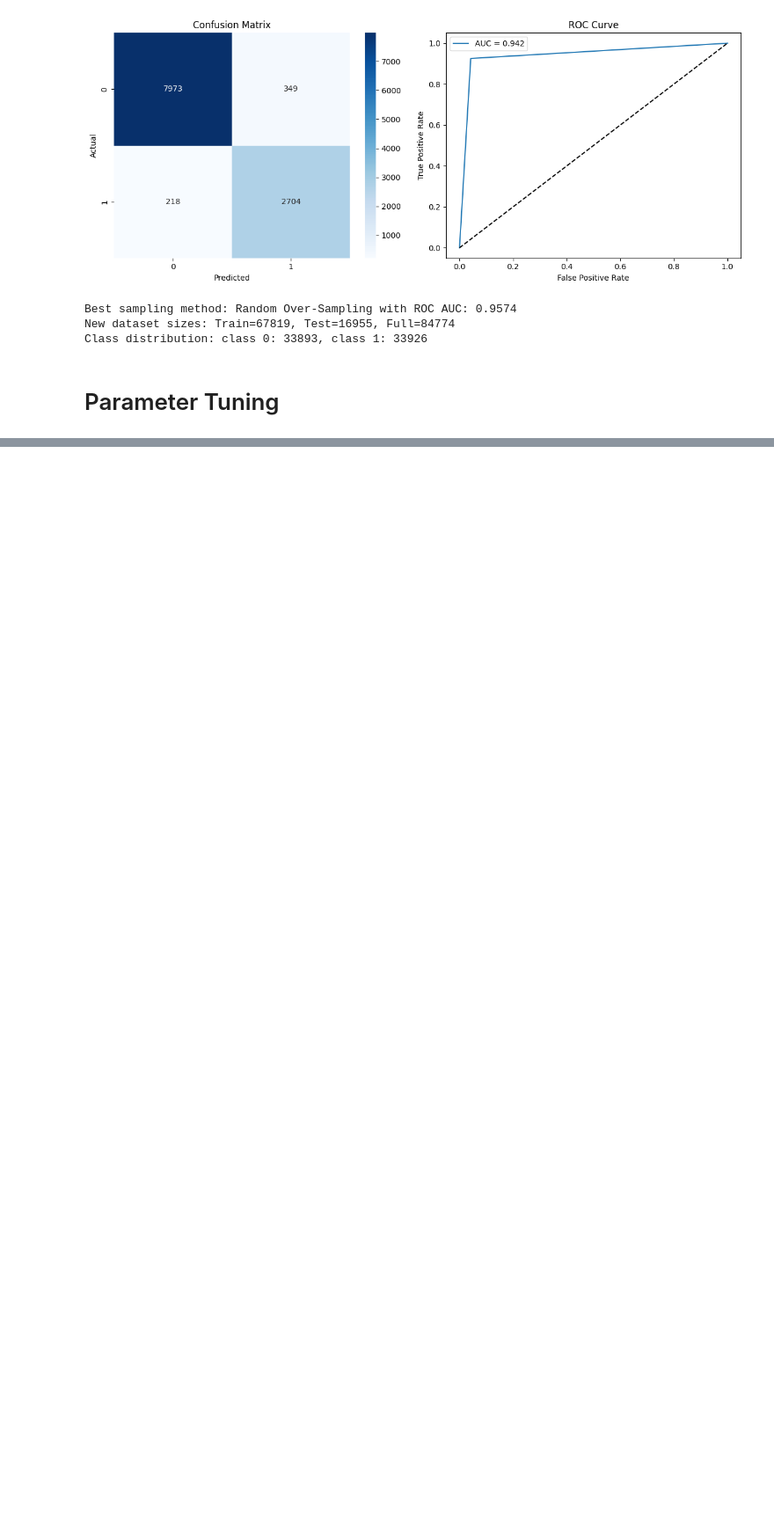
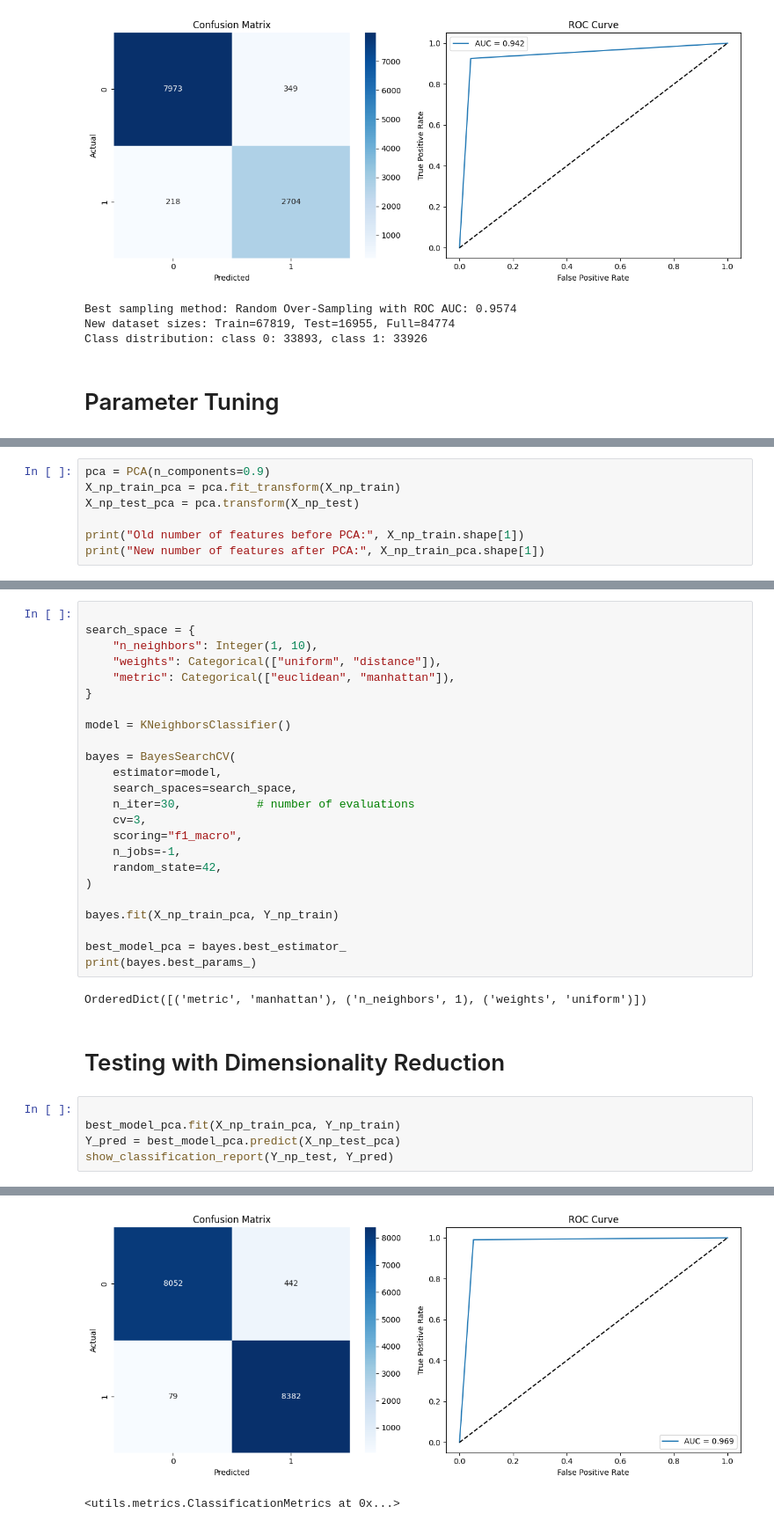
Before and after one commit to MohamedRamzi9/Data-Mining-Project, a Jupyter notebook: supervised_learning/knn.ipynb, the cells around one changed output, grey strips where cells are left out. Shown at 88% size. Drawn from its saved outputs; the diff is of its cells as text; blank space fills up the shorter version.

Commit message:
Added - added dimentinaliy reduction in knn and changes pamareter tuning

```diff
--- a/supervised_learning/knn.ipynb
+++ b/supervised_learning/knn.ipynb
@@ -253,0 +281,7 @@ OrderedDict([('n_neighbors', 1), ('weights', 'distance')])
+# %%
+pca = PCA(n_components=0.9)
+X_np_train_pca = pca.fit_transform(X_np_train)
+X_np_test_pca = pca.transform(X_np_test)
+
+print("Old number of features before PCA:", X_np_train.shape[1])
+print("New number of features after PCA:", X_np_train_pca.shape[1])
@@ -253,0 +293,34 @@ OrderedDict([('n_neighbors', 1), ('weights', 'distance')])
+# %%
+
+search_space = {
+    "n_neighbors": Integer(1, 10),
+    "weights": Categorical(["uniform", "distance"]),
+    "metric": Categorical(["euclidean", "manhattan"]),
+}
+
+model = KNeighborsClassifier()
+
+bayes = BayesSearchCV(
+    estimator=model,
+    search_spaces=search_space,
+    n_iter=30,           # number of evaluations
+    cv=3,
+    scoring="f1_macro",
+    n_jobs=-1,
+    random_state=42,
+)
+
+bayes.fit(X_np_train_pca, Y_np_train)
+
+best_model_pca = bayes.best_estimator_
+print(bayes.best_params_)
+# %% [output]
+OrderedDict([('metric', 'manhattan'), ('n_neighbors', 1), ('weights', 'uniform')])
+# %% [markdown]
+# Testing with Dimensionality Reduction
+# %%
+
+best_model_pca.fit(X_np_train_pca, Y_np_train)
+Y_pred = best_model_pca.predict(X_np_test_pca)
+show_classification_report(Y_np_test, Y_pred)
+# %% [output]
@@ -253,0 +340,2 @@ OrderedDict([('n_neighbors', 1), ('weights', 'distance')])
+[figure, added]
+<utils.metrics.ClassificationMetrics at 0x...>
```
Also changed, not shown: parts of 9 cells of this notebook, 1 other file.
